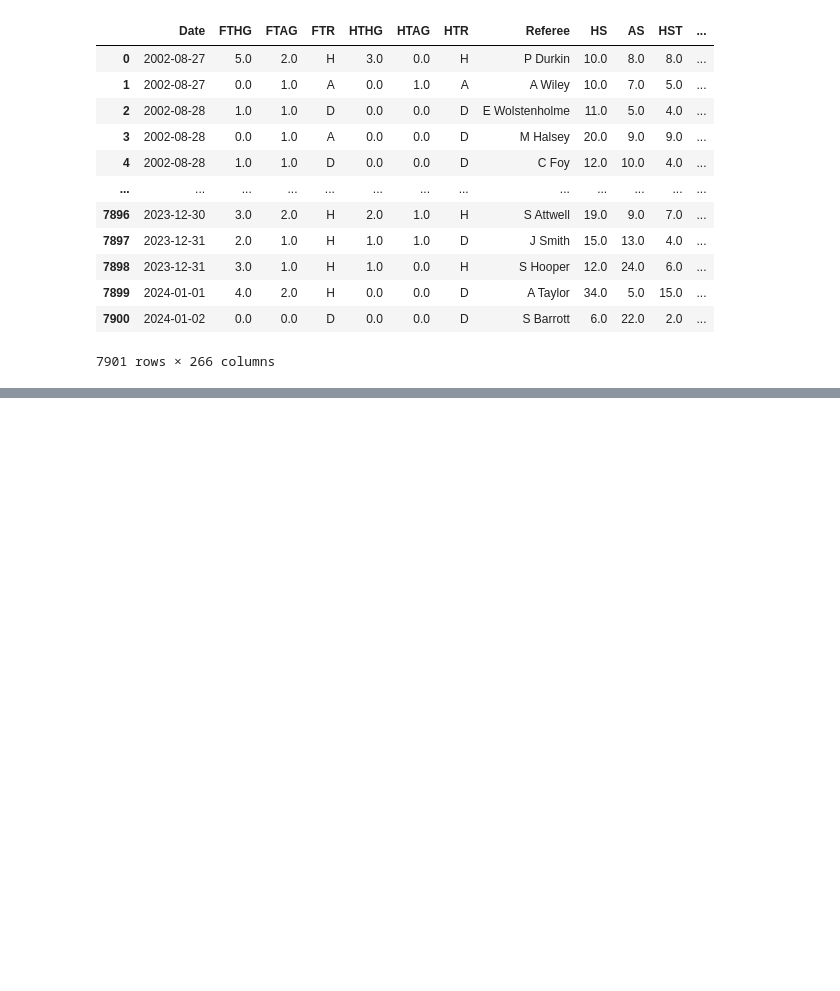
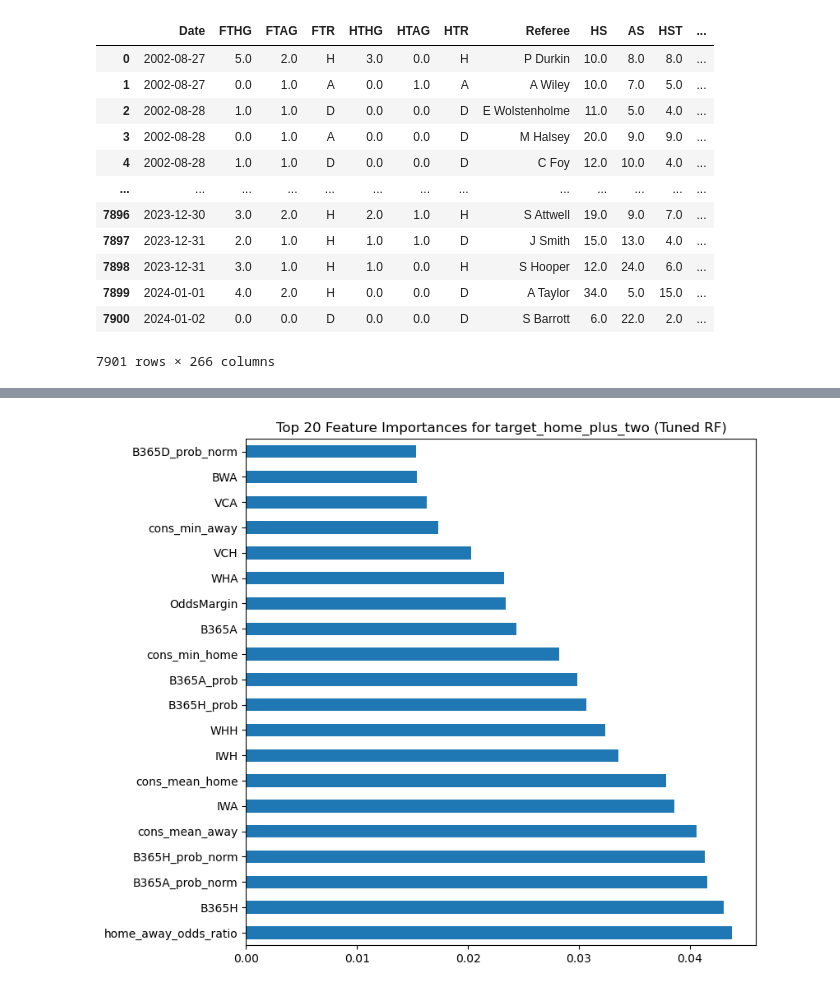
Before and after one commit to Shab00/Over-Under2.5Goals, a Jupyter notebook: notebooks/secondIterrationOdds/randomForrest.ipynb, the cells around one changed output, grey strips where cells are left out. Saved outputs shown, nothing was run; the diff lists cells and outputs as text; code cells hidden in the pictures; blank space fills up the shorter version.

Commit message:
thershold and hyperparameter tuning, honing on home 2+

```diff
--- a/notebooks/secondIterrationOdds/randomForrest.ipynb
+++ b/notebooks/secondIterrationOdds/randomForrest.ipynb
@@ -153,0 +54,83 @@ weighted avg       0.66      0.53      0.53      1581
+# %%
+cols_to_drop = [
+    'GoalsOver2_5', 'TotalGoals', 'FTHG', 'FTAG',
+    'HTHG', 'HTAG',
+    'HS', 'AS', 'HST', 'AST',
+    'HC', 'AC',
+    'HF', 'AF',
+    'HY', 'AY',
+    'HR', 'AR',
+    'FTR_H', 'FTR_A', 'FTR_D',
+    'HTR_H', 'HTR_A', 'HTR_D',
+    'FTR', 'HTR',
+    'HomeTeam', 'AwayTeam',
+    'Date', 'Referee',
+    'Season',
+    'HomeGoalDiff', 'AwayGoalDiff',
+    'HomePts', 'AwayPts',
+    'BTTS', 'Home_2plus', 'Away_2plus',
+    'target_home_plus_two', 'target_away_plus_two'
+]
+
+param_grid = {
+    'n_estimators': [100, 200],
+    'max_depth': [None, 5, 10, 20],
+    'min_samples_split': [2, 5, 10]
+}
+
+for target_col in ['target_home_plus_two', 'target_away_plus_two']:
+    print(f"\n=== Evaluating {target_col} ===")
+    X = df.drop(columns=cols_to_drop, errors='ignore')
+    y = df[target_col]
+
+    X_train, X_test, y_train, y_test = train_test_split(X, y, test_size=0.2, random_state=42)
+
+    grid_search = GridSearchCV(
+        RandomForestClassifier(random_state=42),
+        param_grid,
+        cv=3,
+        scoring='f1',
+        n_jobs=-1,
+        verbose=2
+    )
+    grid_search.fit(X_train, y_train)
+
+    print("Best RF parameters:", grid_search.best_params_)
+    print("Best CV F1-score:", grid_search.best_score_)
+
+    best_rf = grid_search.best_estimator_
+    y_pred_grid = best_rf.predict(X_test)
+    print("Classification report (best RF grid search):")
+    print(classification_report(y_test, y_pred_grid))
+
+    y_probs_grid = best_rf.predict_proba(X_test)[:, 1]
+    precision, recall, thresholds = precision_recall_curve(y_test, y_probs_grid)
+    f1 = 2 * (precision * recall) / (precision + recall + 1e-8)
+    best_idx = np.argmax(f1[:-1])
+    best_threshold = thresholds[best_idx]
+    print(f"\nBest threshold for F1: {best_threshold:.3f}")
+    print(f"F1-score at best threshold: {f1[best_idx]:.3f}")
+    print(f"Precision at best threshold: {precision[best_idx]:.3f}")
+    print(f"Recall at best threshold: {recall[best_idx]:.3f}")
+
+    y_pred_best = (y_probs_grid >= best_threshold).astype(int)
+    print("\nClassification report (best F1 threshold):")
+    print(classification_report(y_test, y_pred_best))
+
+    feat_importances = pd.Series(best_rf.feature_importances_, index=X.columns)
+    feat_importances.nlargest(20).plot(kind='barh', figsize=(8, 8))
+    plt.title(f'Top 20 Feature Importances for {target_col} (Tuned RF)')
+    plt.show()
+
+    plt.figure(figsize=(8,6))
+    plt.plot(thresholds, precision[:-1], label='Precision')
+    plt.plot(thresholds, recall[:-1], label='Recall')
+    plt.plot(thresholds, f1[:-1], label='F1')
+    plt.axvline(best_threshold, color='r', linestyle='--', label='Best F1 Threshold')
+    plt.xlabel('Threshold')
+    plt.ylabel('Score')
+    plt.title(f'Precision, Recall, F1 vs Threshold for {target_col} (Tuned RF)')
+    plt.legend()
+    plt.grid()
+    plt.show()
+# %% [output]
@@ -153,0 +154 @@ weighted avg       0.66      0.53      0.53      1581
+[figure, added]
```
Also changed, not shown: parts of 4 cells of this notebook, 2 other files.
